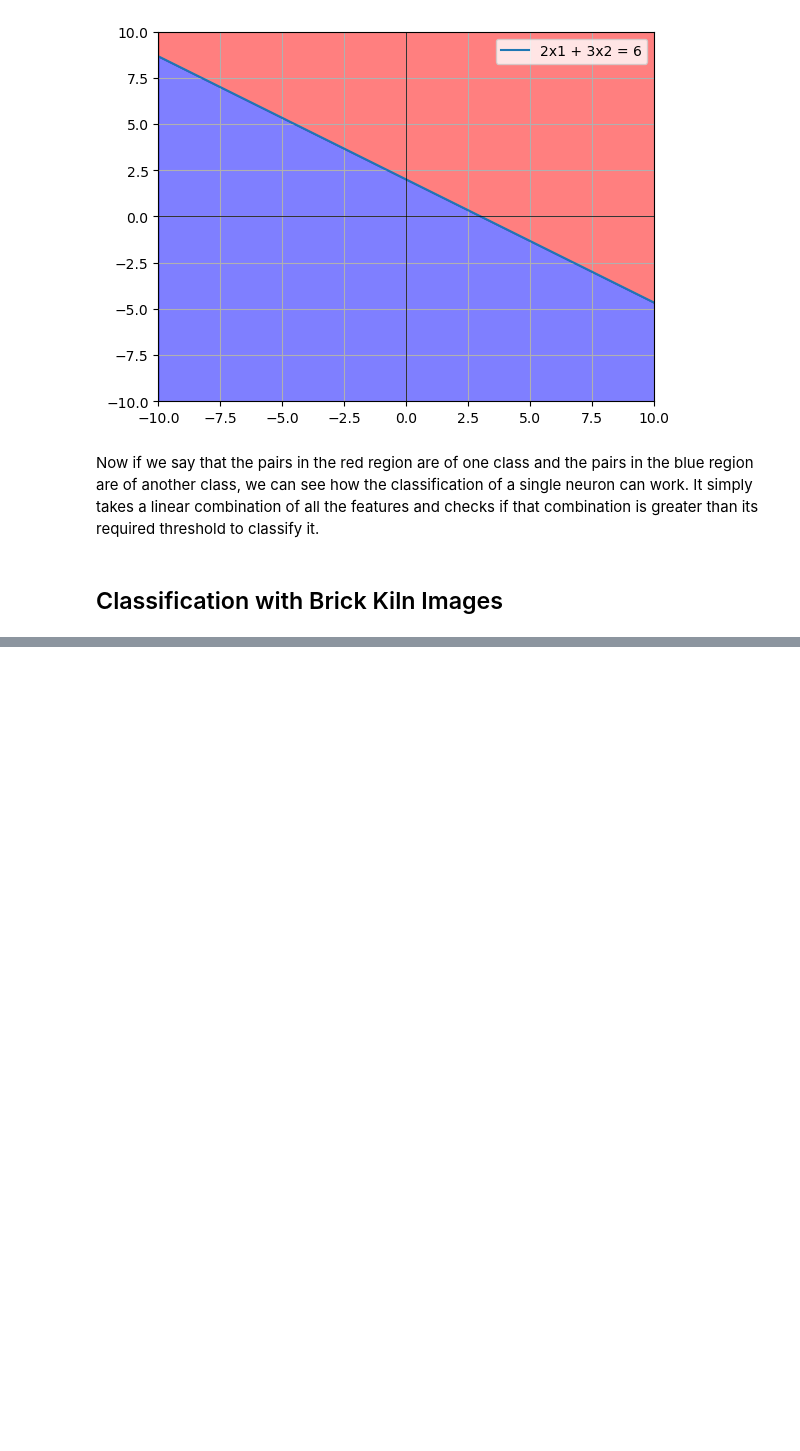
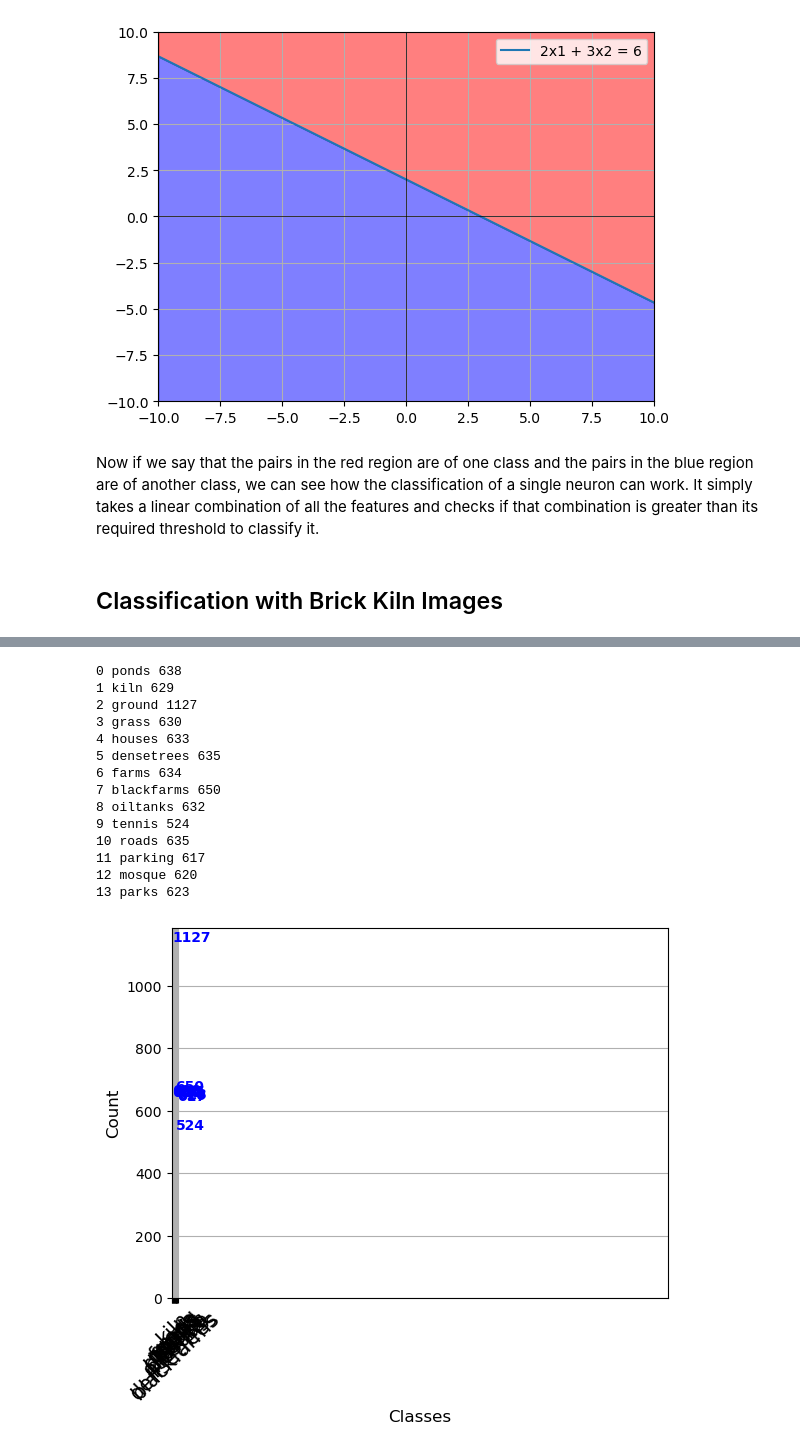
Before and after one commit to EVAnalysisCorp/topicsindatascience, a Jupyter notebook: sample_code/NB06_Image_Classification.ipynb, the cells around one changed output, grey strips where cells are left out. Drawn from its saved outputs; the diff is of its cells as text; code cells hidden in the pictures; blank space fills up the shorter version.

```diff
--- a/sample_code/NB06_Image_Classification.ipynb
+++ b/sample_code/NB06_Image_Classification.ipynb
@@ -147,19 +147,35 @@ print(X_val.shape, X_test.shape, y_val.shape, y_test.shape)
 # %%
 import pandas as pd
 
 folders = os.listdir(dataset_path)
 names, counts = [], []
 for i, folder in enumerate(folders):
     dir_path = os.path.join(dataset_path, folder)
     images = os.listdir(dir_path)
     names.append(folder)
     counts.append(len(images))
     print(i, folder, len(images))
 df = pd.DataFrame(data={'Name': names, 'Count': counts})
-ax = df.plot(kind='bar', xticks=counts, grid=True, legend=False, figsize=(16,6))
+ax = df.plot(kind='bar', xticks=counts, grid=True, legend=False) #old had figsize=(16,6)
 ax.set_xlabel('Classes', fontsize=12)
 ax.set_ylabel('Count', fontsize=12)
 plt.xticks(np.arange(len(names)), names, rotation=45, fontsize=15)
 for i, v in enumerate(counts):
     ax.text(i-.18, v+15, str(v), color='blue', fontweight='bold')
 plt.show()
+# %% [output]
+0 ponds 638
+1 kiln 629
+2 ground 1127
+3 grass 630
+4 houses 633
+5 densetrees 635
+6 farms 634
+7 blackfarms 650
+8 oiltanks 632
+9 tennis 524
+10 roads 635
+11 parking 617
+12 mosque 620
+13 parks 623
+[figure, added]
```
Also changed, not shown: parts of 9 cells of this notebook.
